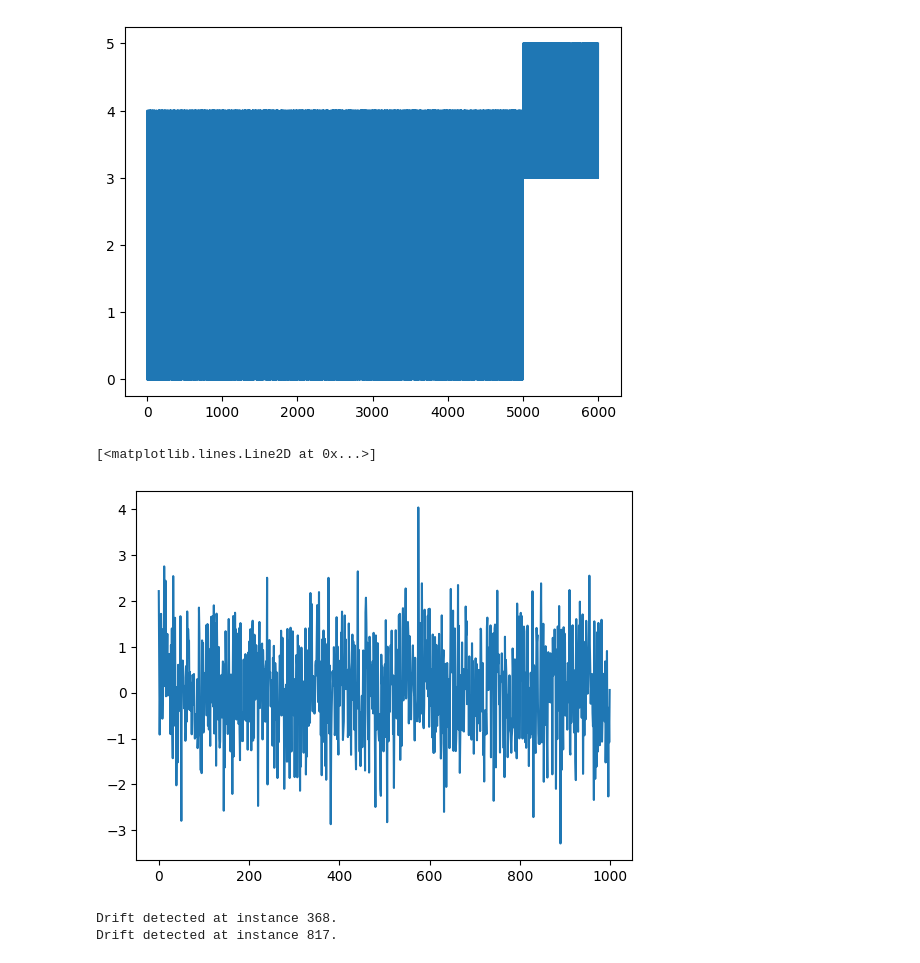
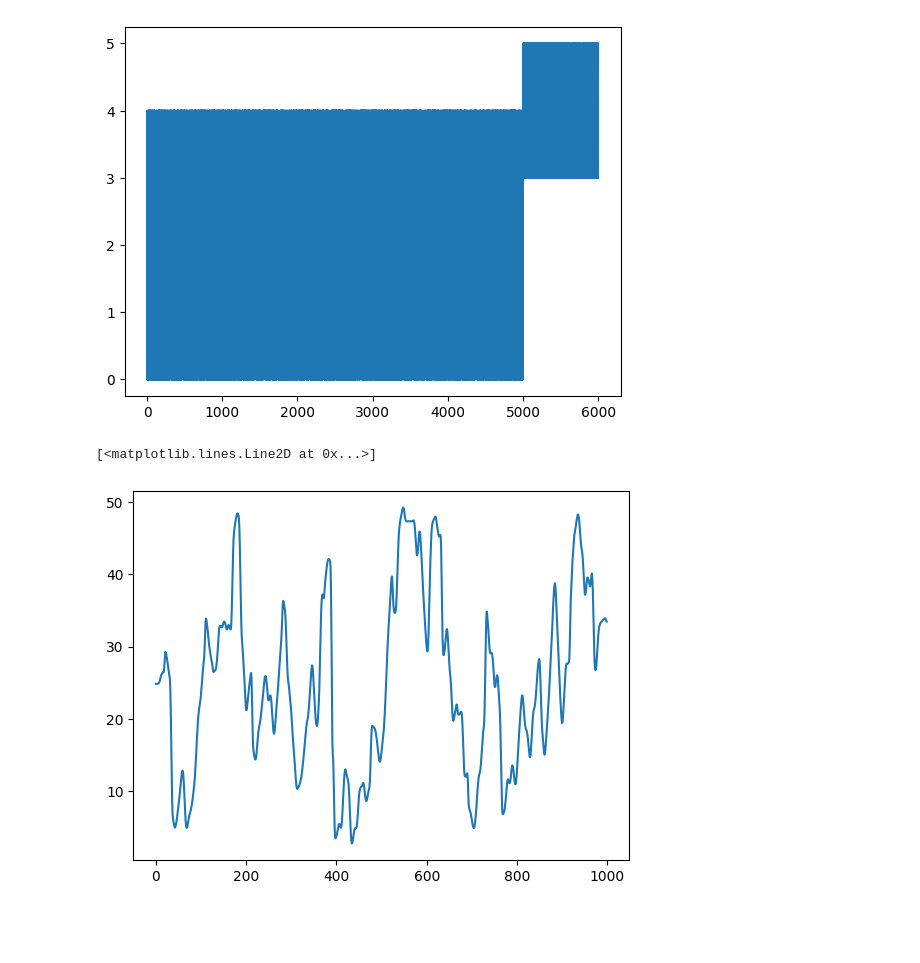
Before and after one commit to FIIT-MSc-projects/2024_CambalS_Adaptive_continuous_environment_remote_sensing, a Jupyter notebook: notebooks/2.0-data-drift.ipynb, the cells around one changed output. Cells and saved outputs as stored; diff of their text form; code cells hidden in the pictures; blank space fills up the shorter version.

```diff
--- a/notebooks/2.0-data-drift.ipynb
+++ b/notebooks/2.0-data-drift.ipynb
@@ -19,24 +19,12 @@ for i, val in enumerate(data_stream):
 # %% [output]
 Change detected at index 5215, input value: 4
 [figure]
-# %%
-data = [rng.gauss(0, 1) for _ in range(1000)]
-plt.plot(data)
-# %% [output]
-[<matplotlib.lines.Line2D at 0x...>]
-[figure, removed]
-# %%
-rtrigger = drift.DummyDriftDetector(
-    trigger_method="random",
-    t_0=500,
-    w=100,
-    dynamic_cloning=True,
-    seed=42
-)
-for i, v in enumerate(data):
-    rtrigger.update(v)
-    if rtrigger.drift_detected:
-        print(f"Drift detected at instance {i}.")
-# %% [output]
-Drift detected at instance 368.
-Drift detected at instance 817.
+# %%
+DATA_PATH = '../data/processed/EEA-SK-Ba-trend.csv'
+df = pd.read_csv(DATA_PATH)
+df = df[['DatetimeBegin', 'PM10 Concentration', 'PM2.5 Concentration', 'NO2 Concentration']]
+# %%
+plt.plot(df['PM10 Concentration'][:1000])
+# %% [output]
+[<matplotlib.lines.Line2D at 0x...>]
+[figure, added]
```
Also changed, not shown: parts of 2 cells of this notebook, 6 other files.
